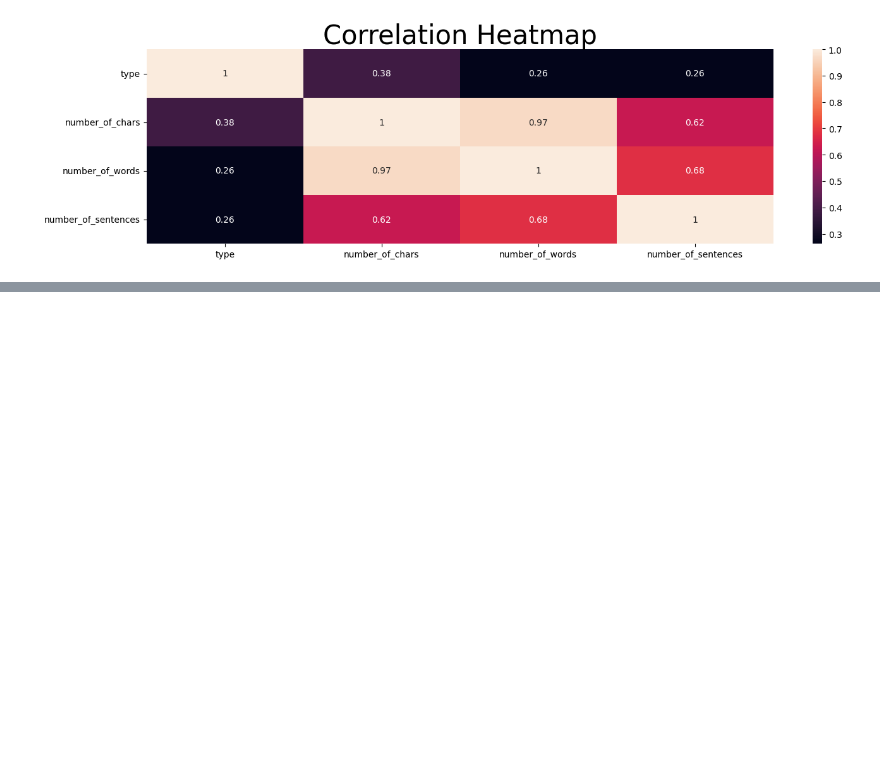
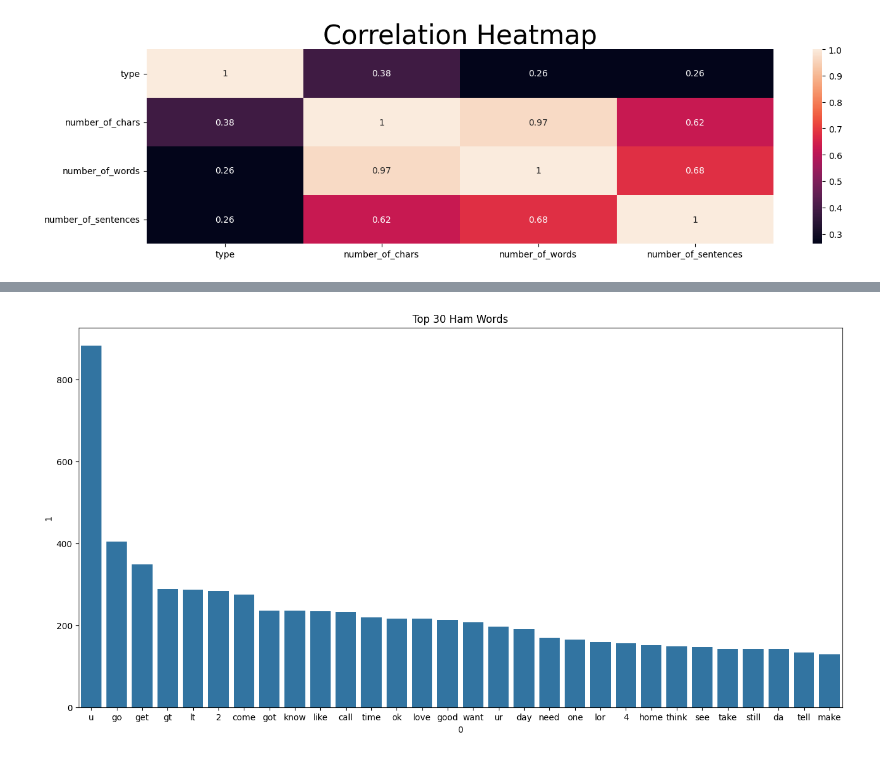
Before and after one commit to HarshitLaloriya/SMS-Classification-Model, a Jupyter notebook: ml.ipynb, the cells around one changed output, grey strips where cells are left out. Cells and saved outputs as stored; diff of their text form; code cells hidden in the pictures; blank space fills up the shorter version.

```diff
--- a/ml.ipynb
+++ b/ml.ipynb
@@ -270,0 +302,11 @@ plt.show()
+# %%
+def word_counter(x:int):
+    corpus = []
+    for sms in df_sms[df_sms['type'] == x]['transformed_text'].to_list():
+        for word in sms.split():
+            corpus.append(word)
+    return corpus
+# %%
+# ham words
+ham_words = Counter(word_counter(0))
+ham_words.most_common(10)
@@ -270,0 +339,8 @@ plt.show()
+# %%
+df_ham_words = pd.DataFrame(ham_words.most_common(30))
+plt.figure(figsize=[16,8])
+sns.barplot(data=df_ham_words, x=df_ham_words[0], y=df_ham_words[1])
+plt.title("Top 30 Ham Words")
+plt.show()
+# %% [output]
+[figure, added]
```
Also changed, not shown: parts of 19 cells of this notebook.
